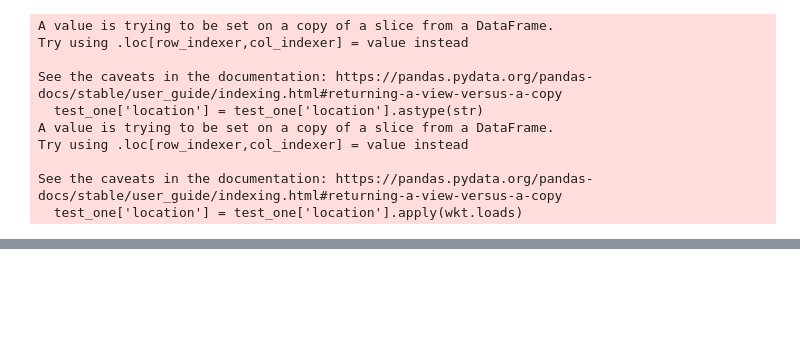
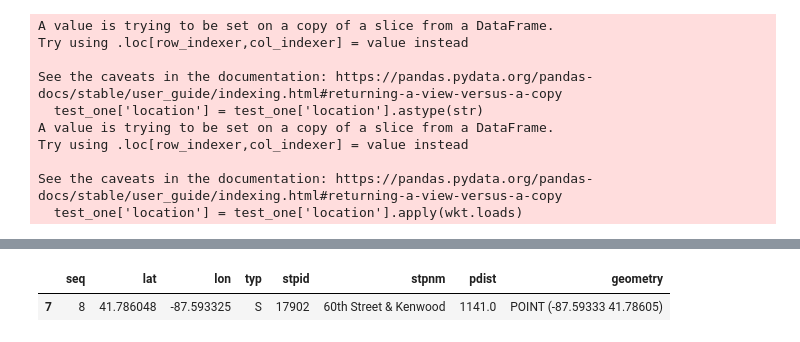
Before and after one commit to mansueto-institute/cta-stop-watch, a Jupyter notebook: cta-stop-watch/scratch/map_stuff.ipynb, the cells around one changed output, grey strips where cells are left out. Cells and saved outputs as stored; diff of their text form; code cells hidden in the pictures; blank space fills up the shorter version.

```diff
--- a/cta-stop-watch/scratch/map_stuff.ipynb
+++ b/cta-stop-watch/scratch/map_stuff.ipynb
@@ -312,0 +309,29 @@ single_trip_df = pattern_df[pattern_df['unique_trip_vehicle_day'] == '7295.02353
+# %%
+# get common pid for two routes with same bus stop
+all_trips_12_11 = pd.read_parquet("../cta-stop-etl/out/parquets/2023-12-11.parquet")
+print("172", all_trips_12_11[all_trips_12_11['rt'] == '172']['pid'].value_counts())
+print("171", all_trips_12_11[all_trips_12_11['rt'] == '171']['pid'].value_counts())
+
+#171
+df_14111 = pd.read_parquet("../cta-stop-etl/out/patterns_raw/pid_14111_raw.parquet")
+
+#172
+df_14103 = pd.read_parquet("../cta-stop-etl/out/patterns_raw/pid_14103_raw.parquet")
+
+gdf_14111 = gpd.GeoDataFrame(
+            df_14111,
+            geometry=gpd.GeoSeries.from_xy(
+                x=df_14111.loc[:, "lon"], y=df_14111.loc[:, "lat"], crs="EPSG:4326"
+            ),
+        )
+
+gdf_14111[gdf_14111['typ'] == 'S'].explore()
+
+df_14103 = gpd.GeoDataFrame(
+            df_14103,
+            geometry=gpd.GeoSeries.from_xy(
+                x=df_14103.loc[:, "lon"], y=df_14103.loc[:, "lat"], crs="EPSG:4326"
+            ),
+        )
+
+df_14103[df_14103['typ'] == 'S'].explore()
@@ -313 +340,10 @@ single_trip_df = pattern_df[pattern_df['unique_trip_vehicle_day'] == '7295.02353
+# %%
+# 14111 is 171, 14103 is 172
+# they both have a stop at 60th Street & Kenwood
+# both have stpid 17902
+gdf_14111[gdf_14111['stpnm'] == '60th Street & Kenwood']
+df_14103[df_14103['stpnm'] == '60th Street & Kenwood']
+# %% [output]
+|  | seq | lat | lon | typ | stpid | stpnm | pdist | geometry |
+| 7 | 8 | 41.786048 | -87.593325 | S | 17902 | 60th Street & Kenwood | 1141.0 | POINT (-87.59333 41.78605) |
 # %%
```
Also changed, not shown: parts of 8 cells of this notebook, 4 other files.
